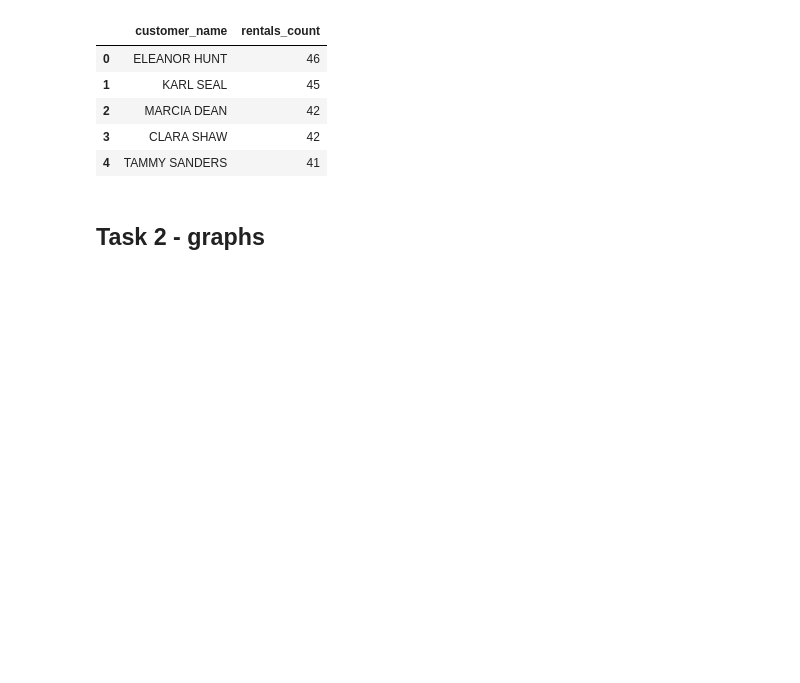
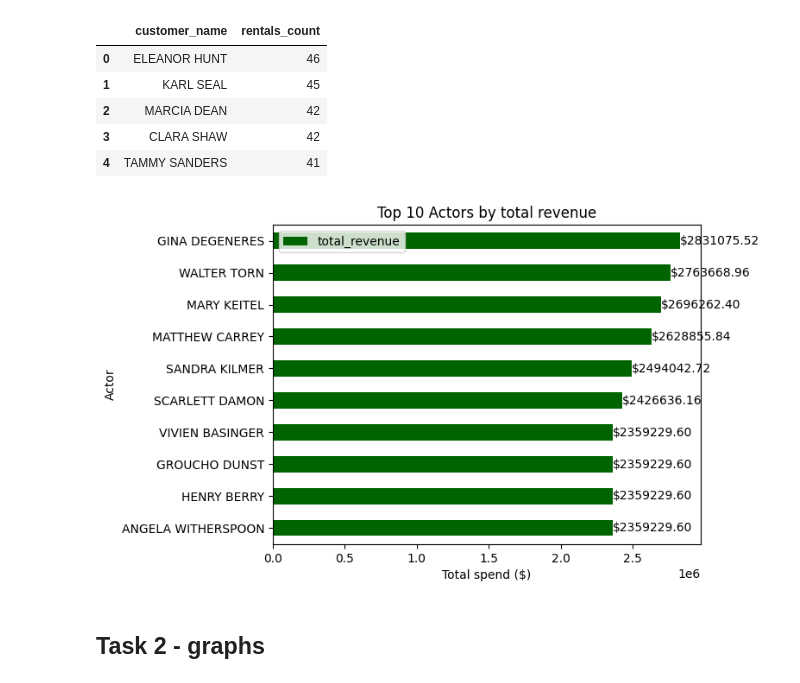
Before and after one commit to Skoga02/SQL_julius_falt_skoglund_de25, a Jupyter notebook: laborations/lab1.1/script.ipynb, the cells around one changed output. Cells and saved outputs as stored; diff of their text form; code cells hidden in the pictures; blank space fills up the shorter version.

```diff
--- a/laborations/lab1.1/script.ipynb
+++ b/laborations/lab1.1/script.ipynb
@@ -274,6 +274,38 @@ LIMIT 5;
 | 2 | MARCIA DEAN | 42 |
 | 3 | CLARA SHAW | 42 |
 | 4 | TAMMY SANDERS | 41 |
+# %%
+actor_revenue = duckdb.sql("""
+SELECT
+    a.first_name || ' ' || a.last_name AS actor_name,
+    SUM(p.amount) AS total_revenue
+FROM actor a
+JOIN film_actor fa ON a.actor_id = fa.actor_id
+JOIN film f ON f.film_id = f.film_id
+JOIN inventory i ON f.film_id = i.film_id
+JOIN rental r ON i.inventory_id = r.inventory_id
+JOIN payment p ON r.rental_id = p.rental_id
+GROUP BY a.actor_id, actor_name
+ORDER BY total_revenue DESC
+LIMIT 10;
+""").df()
+
+ax = actor_revenue.plot(
+    kind="barh",
+    x="actor_name",
+    y="total_revenue",
+    title="Top 10 Actors by total revenue",
+    xlabel="Total spend ($)",
+    ylabel="Actor",
+    color="darkgreen"
+)
+
+ax.invert_yaxis()
+
+for i, value in enumerate(actor_revenue['total_revenue']):
+    ax.text(value + 0.5, i, f"${value:.2f}", va='center')
+# %% [output]
+[figure, added]
 # %% [markdown]
 ## Task 2 - graphs
 # %%
```
Also changed, not shown: parts of 2 cells of this notebook, 4 other files.
